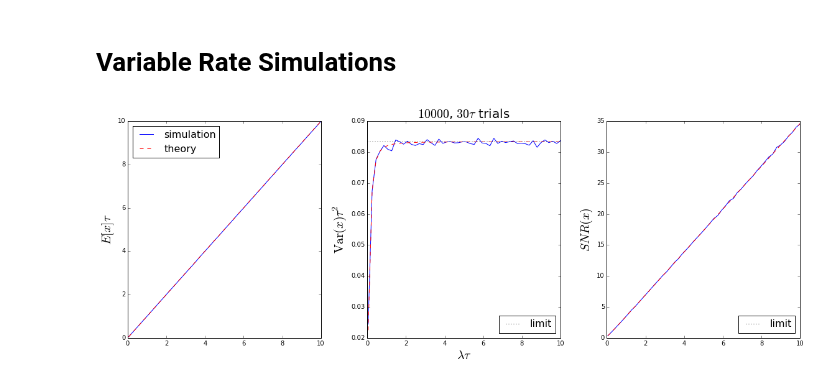
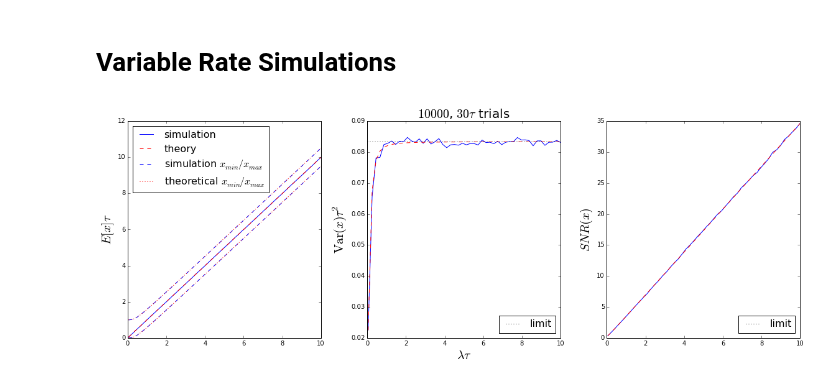
Before and after one commit to samfok/notebooks, a Jupyter notebook: synapse/synapse_SNR_uniform.ipynb, the cells around one changed output. Cells and saved outputs as stored; diff of their text form; code cells hidden in the pictures.

```diff
--- a/synapse/synapse_SNR_uniform.ipynb
+++ b/synapse/synapse_SNR_uniform.ipynb
@@ -129,6 +157,12 @@ def lim_var(tau):
 def lim_snr(lam, tau):
     return np.sqrt(12)*lam*tau
 
+def th_xmax(lam, tau):
+    return 1./(tau*(1-np.exp(-1/(lam*tau))))
+
+def th_xmin(lam, tau):
+    return (np.exp(-1/(lam*tau)))/(tau*(1-np.exp(-1/(lam*tau))))
+
 # simulation functions
 def spike_value(t, tau):
     return 1./tau*exp(-t/tau)
@@ -235,6 +276,8 @@ def check_theory(lams, k=30., tau=.01, trials=300):
     obs_mean = np.zeros(nfreqs)
     obs_var = np.zeros(nfreqs)
     obs_snr = np.zeros(nfreqs)
+    obs_xmax = np.zeros(nfreqs)
+    obs_xmin = np.zeros(nfreqs)
     for lam_idx, lam in enumerate(lams):
         nspikes = k*tau*lam
         spike_times = np.arange(nspikes)/lam
@@ -246,36 +289,44 @@ def check_theory(lams, k=30., tau=.01, trials=300):
         obs_mean[lam_idx] = np.mean(exp_state)
         obs_var[lam_idx] = np.var(exp_state)
         obs_snr[lam_idx] = get_snr(obs_mean[lam_idx], obs_var[lam_idx])
+        obs_xmax[lam_idx] = max(exp_state)
+        obs_xmin[lam_idx] = min(exp_state)
 
     mean_th = th_mean(lams)
     var_th = th_var(lams, tau)
     snr_th = th_snr(lams, tau)
 
+    xmax_th = th_xmax(lams, tau)
+    xmin_th = th_xmin(lams, tau)
+
     figure(figsize=(16,6))
     subplot(131)
     plot(lams*tau, obs_mean*tau, 'b', label='simulation')
     plot(lams*tau, mean_th*tau, 'r--', label='theory')
+    plot(lams*tau, obs_xmax*tau, 'b--', label=r'simulation $x_{min}/x_{max}$')
+    plot(lams*tau, obs_xmin*tau, 'b--')
+    plot(lams*tau, xmax_th*tau, 'r:', label=r'theoretical $x_{min}/x_{max}$')
+    plot(lams*tau, xmin_th*tau, 'r:')
     ylabel(r'$E[x]\tau$', fontsize=20)
     legend(loc='upper left', fontsize=16)
     subplot(132)
     plot(lams*tau, obs_var*tau**2, 'b')
     plot(lams*tau, var_th*tau**2, 'r--')
     axhline(lim_var(tau)*tau**2, color='k', linestyle=':', label='limit')
     title(r'$\tau=%.1f$ ms' % (tau*1000.), fontsize=20)
     legend(loc='lower right', fontsize=16)
     xlabel(r'$\lambda\tau$', fontsize=20)
     ylabel(r'$\operatorname{Var}(x)\tau^2$', fontsize=20)
     title(r'$%d$, $%d\tau$ trials' % (trials, k), fontsize=20)
     subplot(133)
     plot(lams*tau, obs_snr, 'b')
     plot(lams*tau, snr_th, 'r--')
     plot(lam*tau, lim_snr(lam, tau), 'k:', label='limit')
     legend(loc='lower right', fontsize=16)
     ylabel(r'$SNR(x)$', fontsize=20)
     tight_layout()
 
 lams = np.linspace(5, 1000, 50)
 check_theory(lams, k=30, trials=10000)
-# savefig('/home/NEF/Dropbox/Research/presentations/noise_analysis/figures/uniform_snr.png', dpi=200)
 # %% [output]
-[figure, old version]
+[figure, new version]
```
Also changed, not shown: parts of 4 cells of this notebook.
